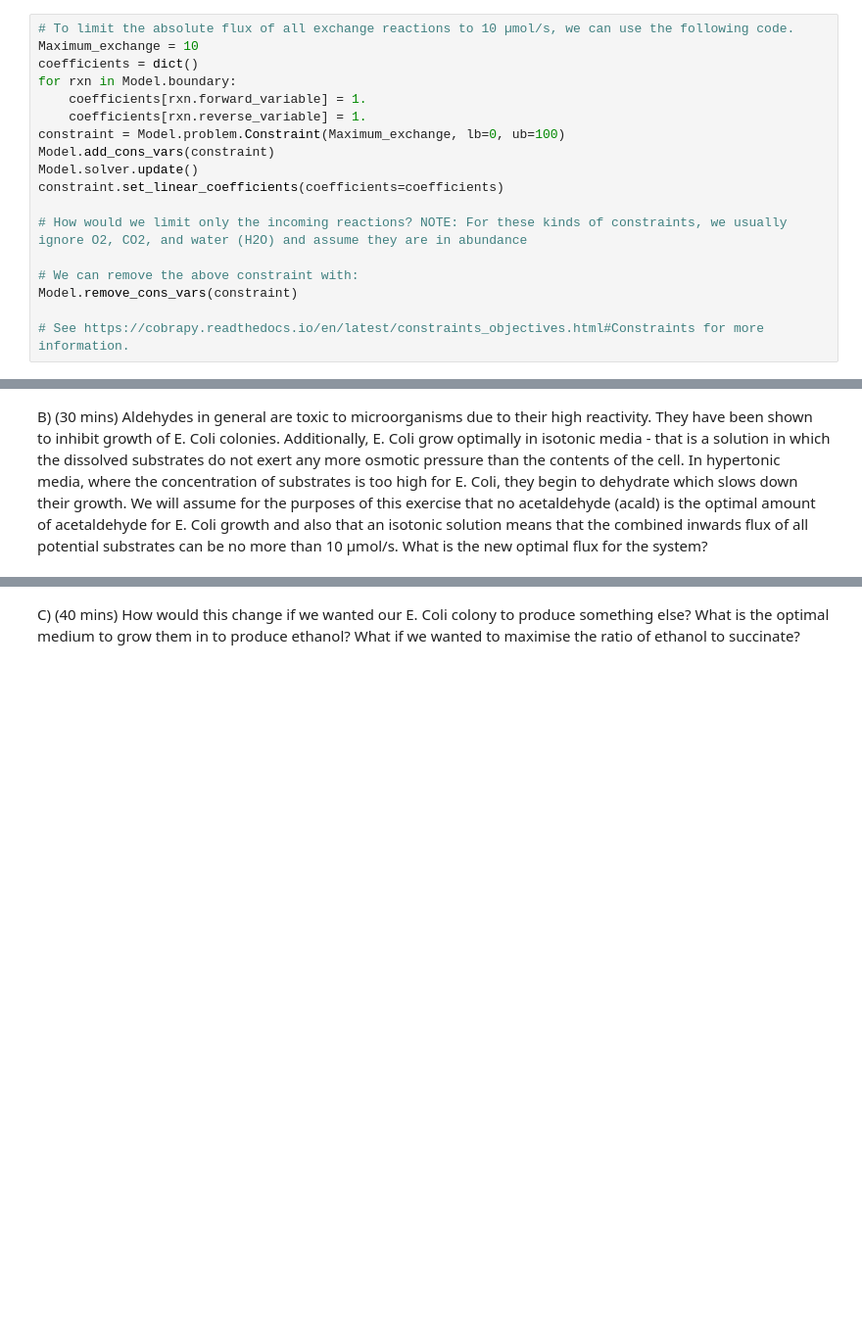
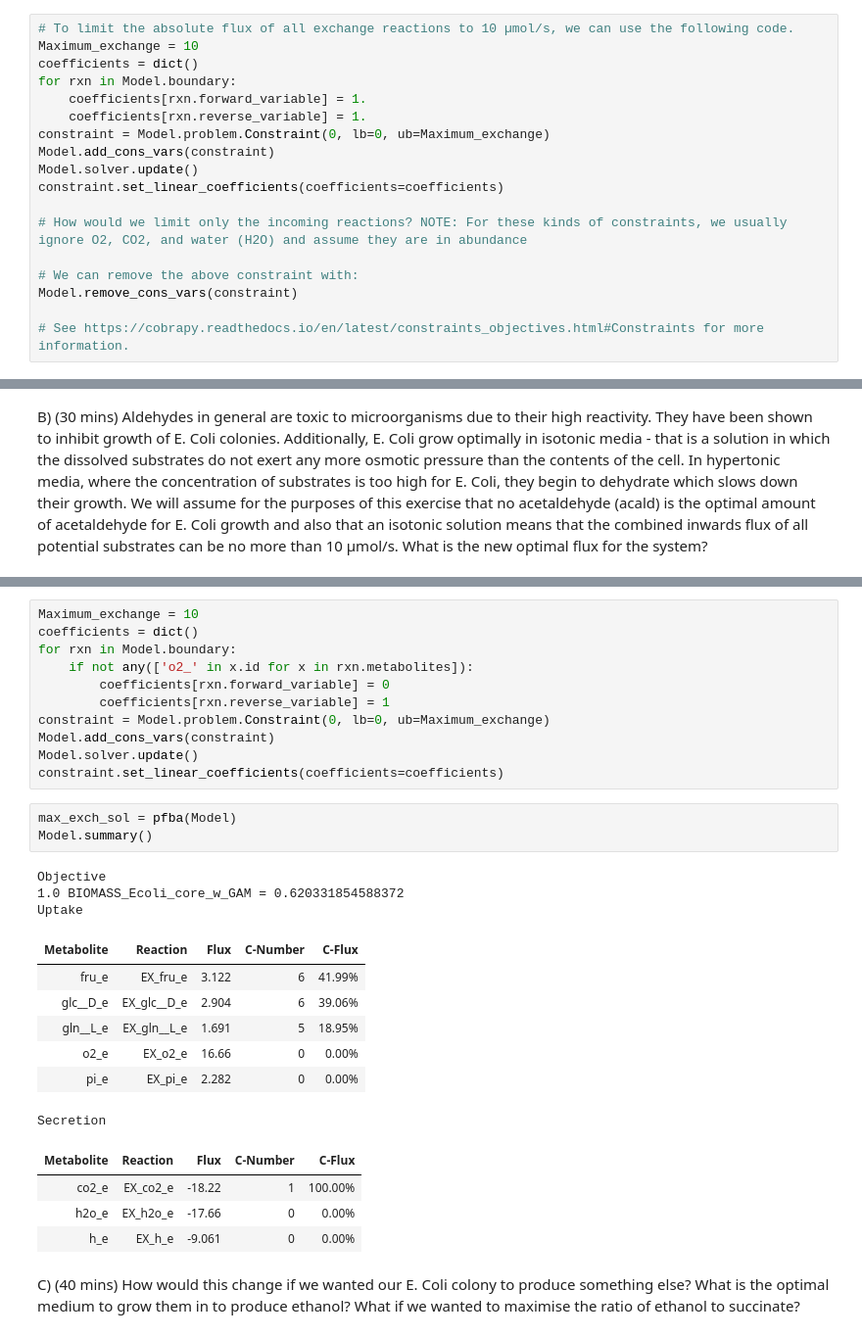
Before and after one commit to sshameer/Intro2FBA_OxfordDTC, a Jupyter notebook: Worksheet.ipynb, the cells around one changed output, grey strips where cells are left out. Shown at 98% size. Drawn from its saved outputs; the diff is of its cells as text; blank space fills up the shorter version.

```diff
--- a/Worksheet.ipynb
+++ b/Worksheet.ipynb
@@ -240,7 +240,7 @@ coefficients = dict()
 for rxn in Model.boundary:
     coefficients[rxn.forward_variable] = 1.
     coefficients[rxn.reverse_variable] = 1.
-constraint = Model.problem.Constraint(Maximum_exchange, lb=0, ub=100)
+constraint = Model.problem.Constraint(0, lb=0, ub=Maximum_exchange)
 Model.add_cons_vars(constraint)
 Model.solver.update()
 constraint.set_linear_coefficients(coefficients=coefficients)
@@ -384,2 +408,31 @@ B) (30 mins) Aldehydes in general are toxic to microorganisms due to their high
+# %%
+Maximum_exchange = 10
+coefficients = dict()
+for rxn in Model.boundary:
+    if not any(['o2_' in x.id for x in rxn.metabolites]):
+        coefficients[rxn.forward_variable] = 0
+        coefficients[rxn.reverse_variable] = 1
+constraint = Model.problem.Constraint(0, lb=0, ub=Maximum_exchange)
+Model.add_cons_vars(constraint)
+Model.solver.update()
+constraint.set_linear_coefficients(coefficients=coefficients)
+# %%
+max_exch_sol = pfba(Model)
+Model.summary()
+# %% [output]
+Objective
+1.0 BIOMASS_Ecoli_core_w_GAM = 0.620331854588372
+Uptake
+| Metabolite | Reaction | Flux | C-Number | C-Flux |
+| fru_e | EX_fru_e | 3.122 | 6 | 41.99% |
+| glc__D_e | EX_glc__D_e | 2.904 | 6 | 39.06% |
+| gln__L_e | EX_gln__L_e | 1.691 | 5 | 18.95% |
+| o2_e | EX_o2_e | 16.66 | 0 | 0.00% |
+| pi_e | EX_pi_e | 2.282 | 0 | 0.00% |
+Secretion
+| Metabolite | Reaction | Flux | C-Number | C-Flux |
+| co2_e | EX_co2_e | -18.22 | 1 | 100.00% |
+| h2o_e | EX_h2o_e | -17.66 | 0 | 0.00% |
+| h_e | EX_h_e | -9.061 | 0 | 0.00% |
 # %% [markdown]
 C) (40 mins) How would this change if we wanted our E. Coli colony to produce something else? What is the optimal medium to grow them in to produce ethanol? What if we wanted to maximise the ratio of ethanol to succinate?
```
Also changed, not shown: parts of 2 cells of this notebook.
